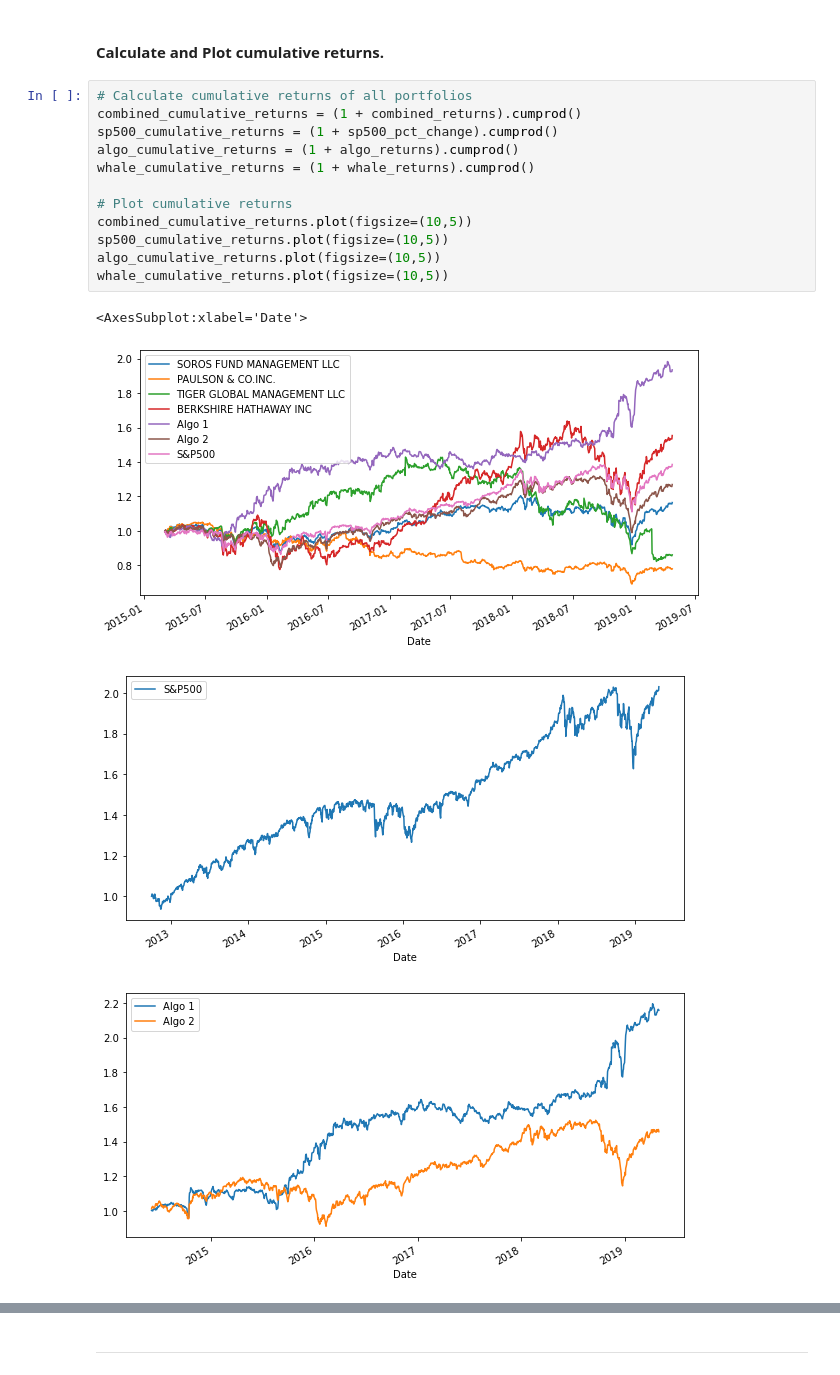
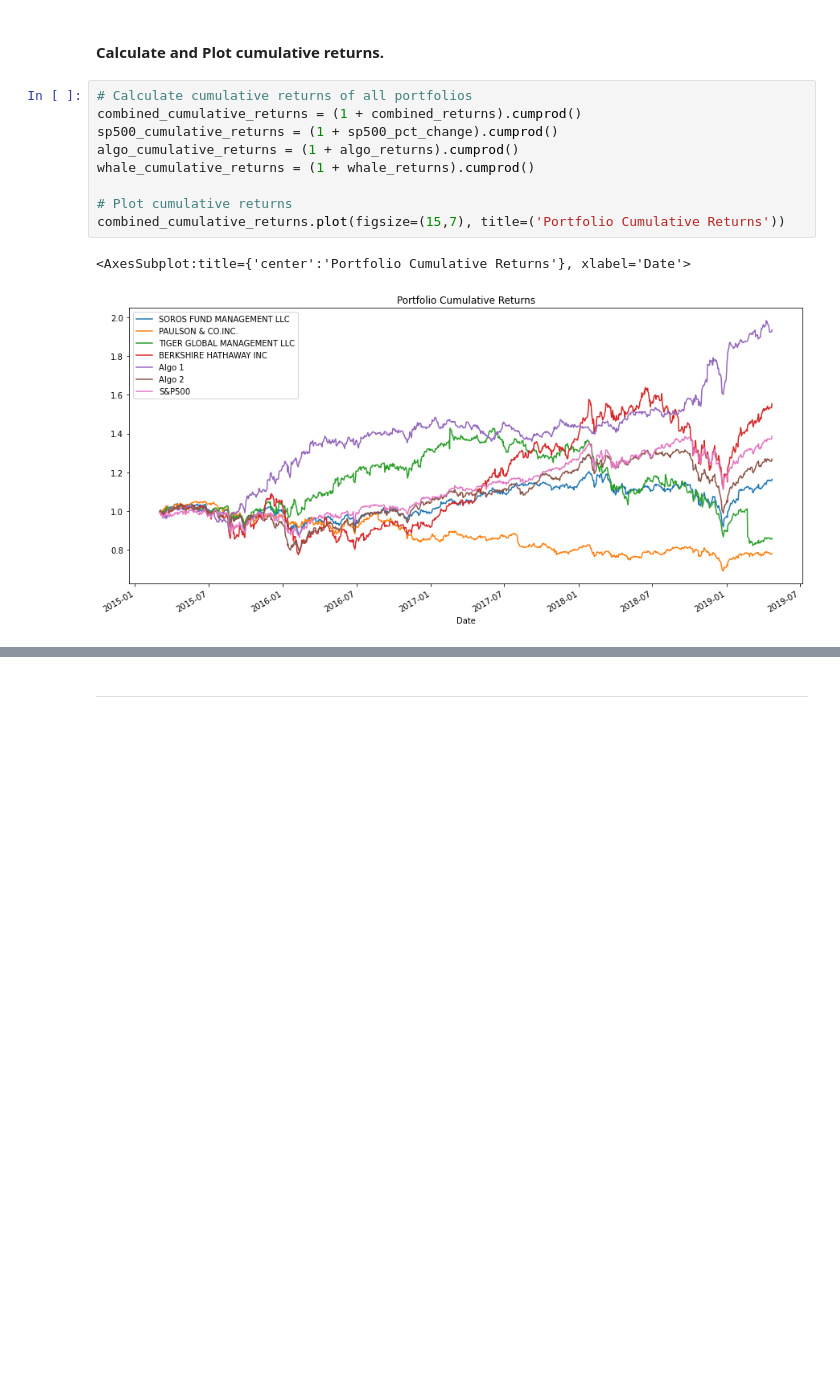
Before and after one commit to chad100b/Portfolio-Analysis, a Jupyter notebook: whale_analysis.ipynb, the cells around one changed output, grey strips where cells are left out. Cells and saved outputs as stored; diff of their text form; blank space fills up the shorter version.

```diff
--- a/whale_analysis.ipynb
+++ b/whale_analysis.ipynb
@@ -255,17 +248,12 @@ algo_returns.plot(figsize=(10,5))
 # %%
 # Calculate cumulative returns of all portfolios
 combined_cumulative_returns = (1 + combined_returns).cumprod()
 sp500_cumulative_returns = (1 + sp500_pct_change).cumprod()
 algo_cumulative_returns = (1 + algo_returns).cumprod()
 whale_cumulative_returns = (1 + whale_returns).cumprod()
 
 # Plot cumulative returns
-combined_cumulative_returns.plot(figsize=(10,5))
-sp500_cumulative_returns.plot(figsize=(10,5))
-algo_cumulative_returns.plot(figsize=(10,5))
-whale_cumulative_returns.plot(figsize=(10,5))
+combined_cumulative_returns.plot(figsize=(15,7), title=('Portfolio Cumulative Returns'))
 # %% [output]
-<AxesSubplot:xlabel='Date'>
+<AxesSubplot:title={'center':'Portfolio Cumulative Returns'}, xlabel='Date'>
-[figure, old version]
+[figure, new version]
-[figure, removed]
-[figure, removed]
```
Also changed, not shown: parts of 25 cells of this notebook, 3 other files.
